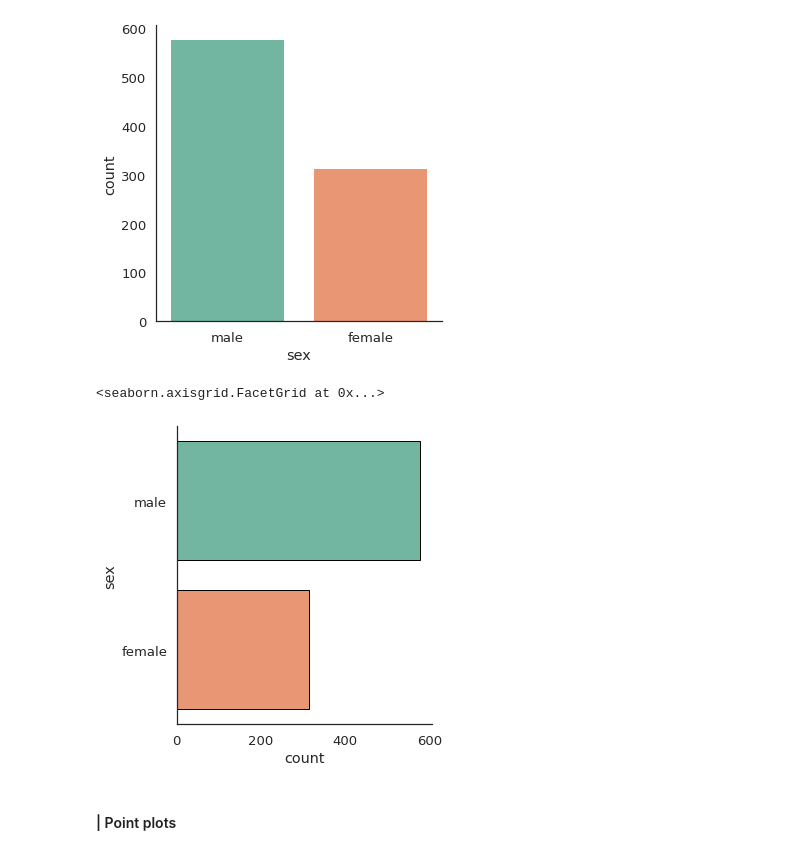
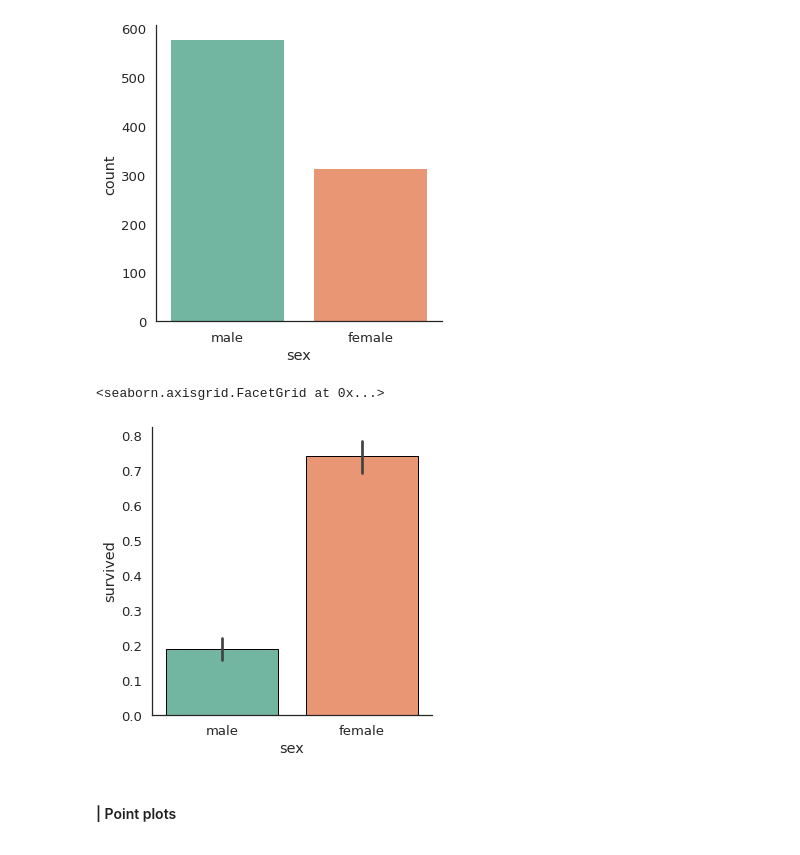
Before and after one commit to Mifekmk/SkillTreePython-DataAnalysis, a Jupyter notebook: ch02_09_Seaborn실습_tip데이터.ipynb, the cells around one changed output. Saved outputs shown, nothing was run; the diff lists cells and outputs as text; code cells hidden in the pictures.

```diff
--- a/ch02_09_Seaborn실습_tip데이터.ipynb
+++ b/ch02_09_Seaborn실습_tip데이터.ipynb
@@ -383,15 +388,15 @@ sns.catplot(data=df,
 [figure]
 # %%
 sns.catplot(data=df,
-            y='sex', # 날짜별 카운팅
-             # kind=bar은 막대그래프
-            kind='count',
+            x='sex',
+            y='survived',
+            kind='bar',
              # 흡연여부
             edgecolor='k',
             )
 # %% [output]
 <seaborn.axisgrid.FacetGrid at 0x...>
-[figure, old version]
+[figure, new version]
 # %% [markdown]
 #### | Point plots
 # %%
```
Also changed, not shown: parts of 5 cells of this notebook.
